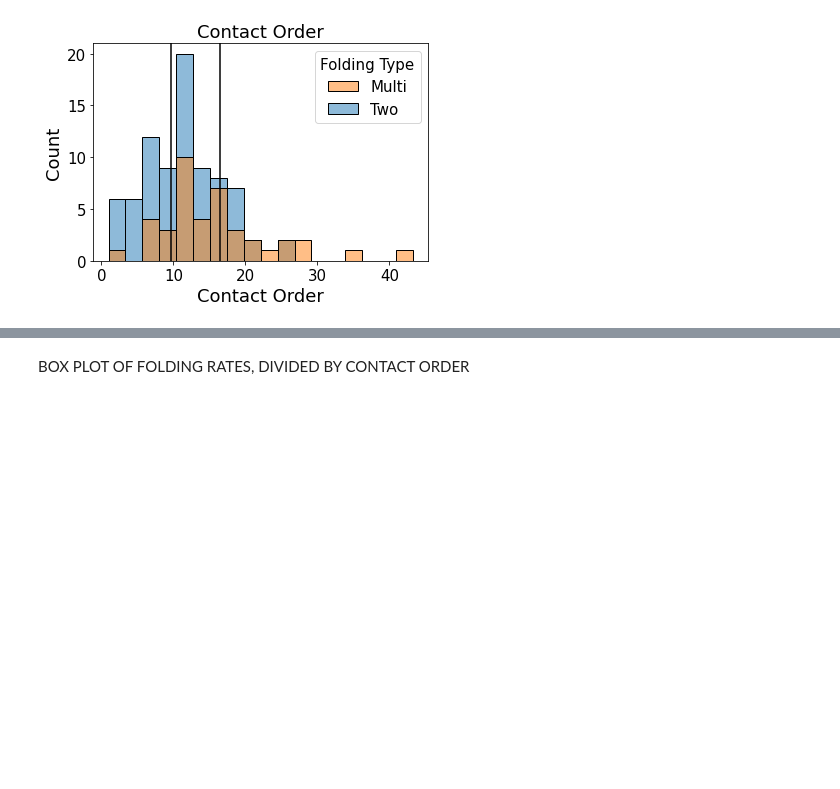
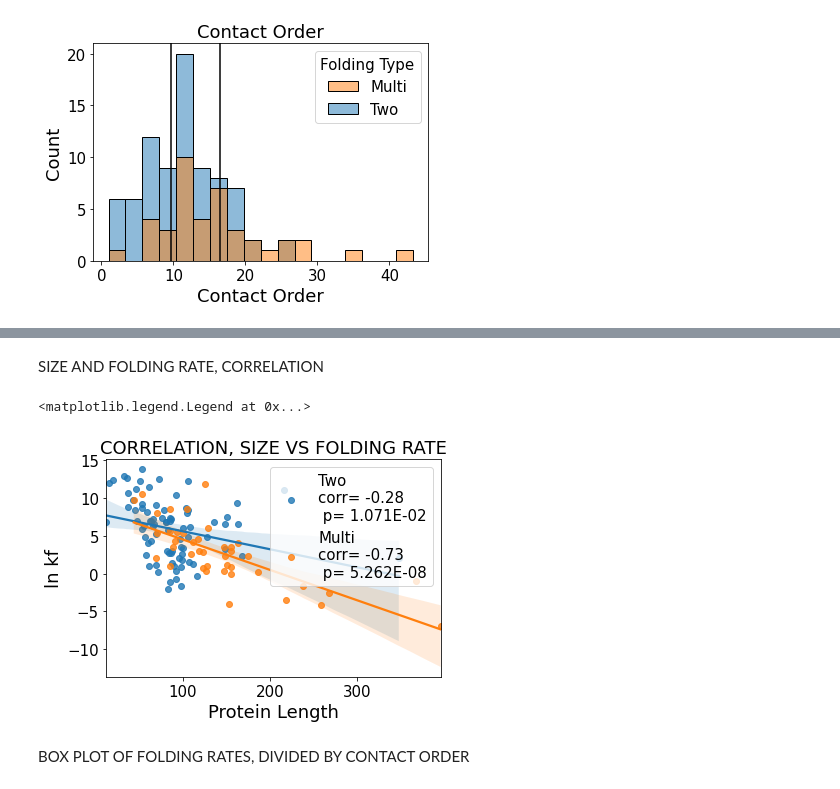
Before and after one commit to barbaroo/Topology_analysis, a Jupyter notebook: Size_CO.ipynb, the cells around one changed output, grey strips where cells are left out. Drawn from its saved outputs; the diff is of its cells as text; code cells hidden in the pictures; blank space fills up the shorter version.

```diff
--- a/Size_CO.ipynb
+++ b/Size_CO.ipynb
@@ -95,3 +134,27 @@ Text(0.5, 1.0, 'Contact Order')
+# %% [markdown]
+SIZE AND FOLDING RATE, CORRELATION
+# %%
+corr=correlate(data_two['Protein Length'], data_two['ln kf'])
+corr_coeff_two="%.2f" % round(corr[0], 2)
+pvalue_two="%.3f" % round(corr[1], 3)
+pvalue_two="%.3E" % corr[1]
+
+corr=correlate(data_multi['Protein Length'], data_multi['ln kf'])
+corr_coeff_multi="%.2f" % round(corr[0], 2)
+pvalue_multi="%.3f" % round(corr[1], 3)
+pvalue_multi="%.3E" % corr[1]
+
+sns.regplot(x=data_two['Protein Length'], y=data_two['ln kf'],
+        label= 'Two\ncorr= {}\n p= {}'.format(corr_coeff_two, pvalue_two))
+sns.regplot(x=data_multi['Protein Length'], y=data_multi['ln kf'],
+        label= 'Multi\ncorr= {}\n p= {}'.format(corr_coeff_multi, pvalue_multi))
+
+plt.title('CORRELATION, SIZE VS FOLDING RATE')
+plt.legend(loc=1.0)
+#plt.savefig('results/database/figures/Protein_size_corr_database.eps', bbox_inches='tight')
+# %% [output]
+<matplotlib.legend.Legend at 0x...>
+[figure, added]
 # %% [markdown]
 BOX PLOT OF FOLDING RATES, DIVIDED BY CONTACT ORDER
 # %%
```
Also changed, not shown: parts of 9 cells of this notebook, 4 other files.
